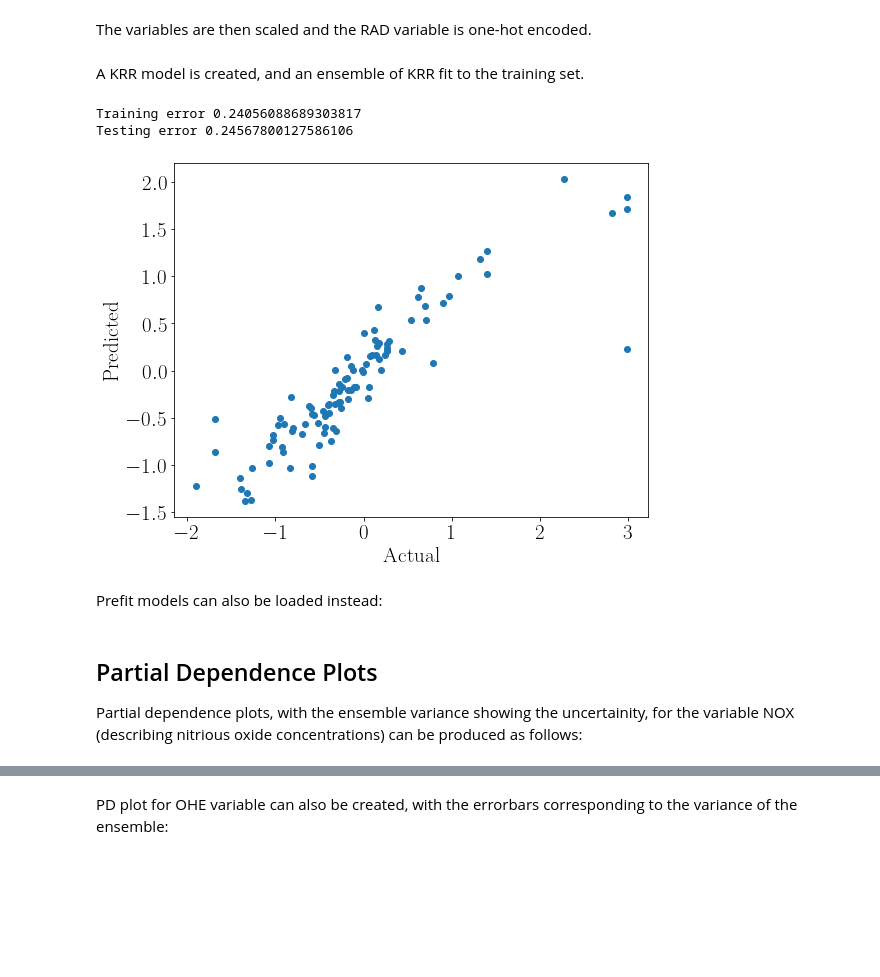
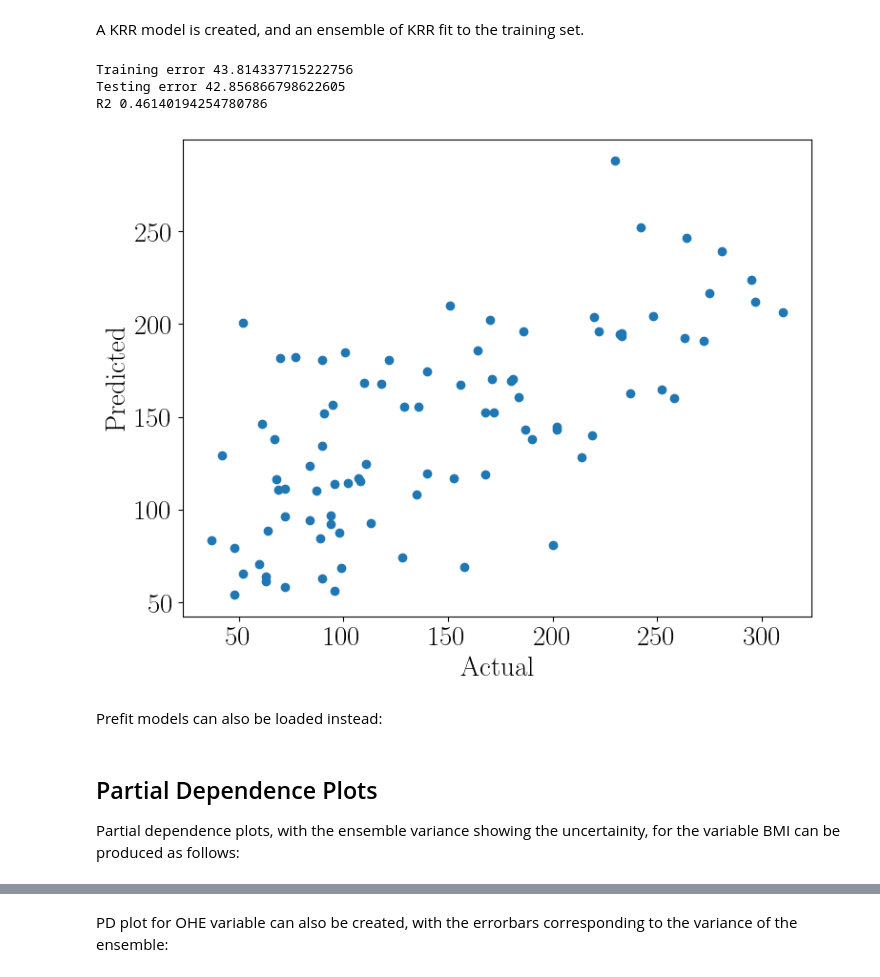
Before and after one commit to aa840/icepd, a Jupyter notebook: Examples/Example_icepd.ipynb, the cells around one changed output, grey strips where cells are left out. Cells and saved outputs as stored; diff of their text form; code cells hidden in the pictures; blank space fills up the shorter version.

Commit message:
Changed example dataset

```diff
--- a/Examples/Example_icepd.ipynb
+++ b/Examples/Example_icepd.ipynb
@@ -32,2 +29,0 @@ bost_dic = load_boston()
-# %% [markdown]
-The variables are then scaled and the RAD variable is one-hot encoded.
@@ -41,29 +30,39 @@ X.columns = bost_dic['feature_names']
+# %%
+data = sklearn.datasets.load_diabetes()
+
+X = pd.DataFrame(data.data, columns=data.feature_names)
+y = pd.DataFrame(data.target, columns=['Progression'])
 # %% [markdown]
 A KRR model is created, and an ensemble of KRR fit to the training set.
 # %%
 # KRR initalized
-model = KernelRidge(kernel='rbf', alpha=1.0, gamma=0.1)
+model = KernelRidge(kernel='rbf', alpha=0.01, gamma=0.1)
 
 # Create and fit an ensemble model
 X_train, X_test, y_train, y_test = train_test_split(X, y, test_size=0.20, random_state=42)
 model_ensem = Ensemble(model) # When initializing pass Ensemble class the model type
 model_ensem.fit(X_train, y_train, N=10) # Number of items in ensemble
 
 print('Training error ' + str(abs(y_train.values.ravel() - model_ensem.predict(X_train).ravel()).mean()))
 print('Testing error ' + str(abs(y_test.values.ravel() - model_ensem.predict(X_test).ravel()).mean()))
 
+print('R2 ' + str(r2_score(y_test.values.ravel(), model_ensem.predict(X_test).ravel())))
+
 plot_format()
 plt.scatter(y_test.values.ravel(), model_ensem.predict(X_test).ravel())
 plt.xlabel('Actual')
 plt.ylabel('Predicted')
 plt.show()
 
+
+
 # Save ensemble
-model_ensem.save('./Models/model_ensem_Boston_KRR_')
+model_ensem.save('./Models/model_ensem_Diabetes_KRR_')
 # %% [output]
-Training error 0.24056088689303817
-Testing error 0.24567800127586106
+Training error 43.814337715222756
+Testing error 42.856866798622605
+R2 0.46140194254780786
-[figure, old version]
+[figure, new version]
 # %% [markdown]
 Prefit models can also be loaded instead:
 # %%
@@ -73,6 +72,6 @@ model_ensem.set_models_array(model_array)
 # %% [markdown]
 ## Partial Dependence Plots
 
-Partial dependence plots, with the ensemble variance showing the uncertainity, for the variable NOX (describing nitrious oxide concentrations) can be produced as follows:
+Partial dependence plots, with the ensemble variance showing the uncertainity, for the variable BMI can be produced as follows:
 # %%
 # Plot 1D PD plot, unscaled
```
Also changed, not shown: parts of 16 cells of this notebook, 3 other files.
